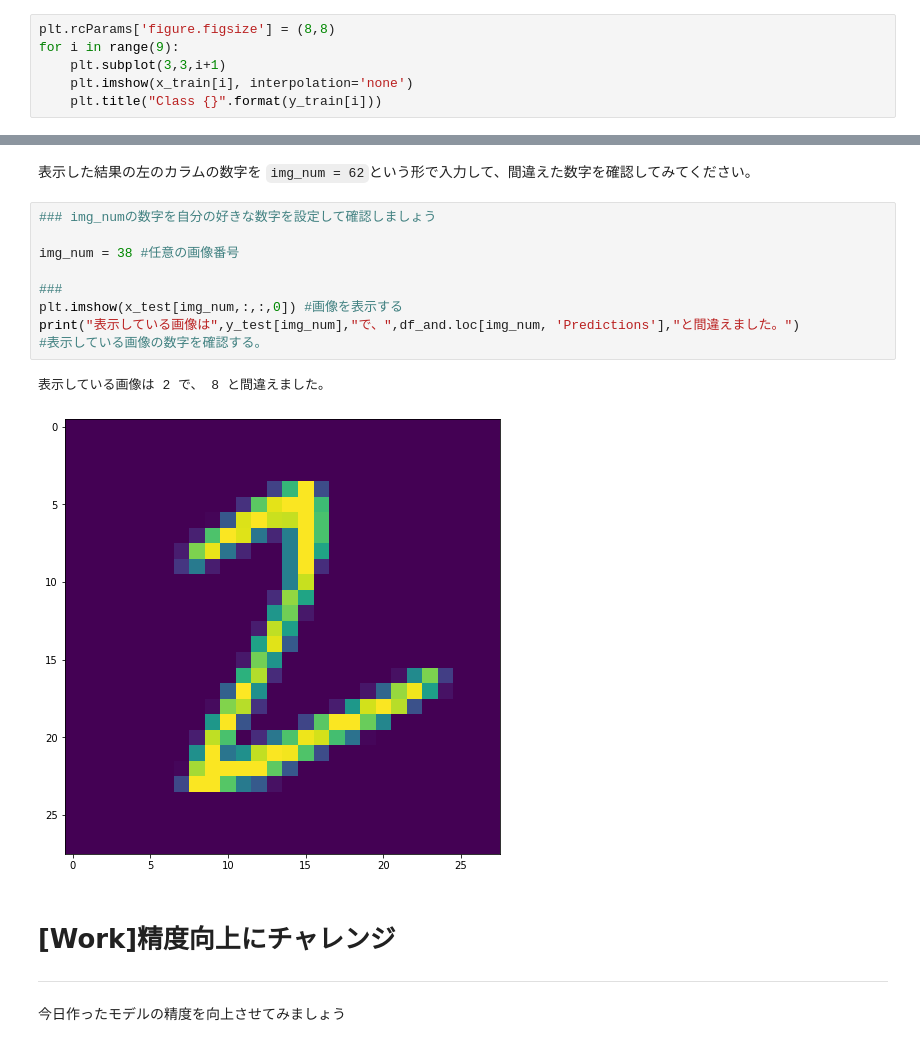
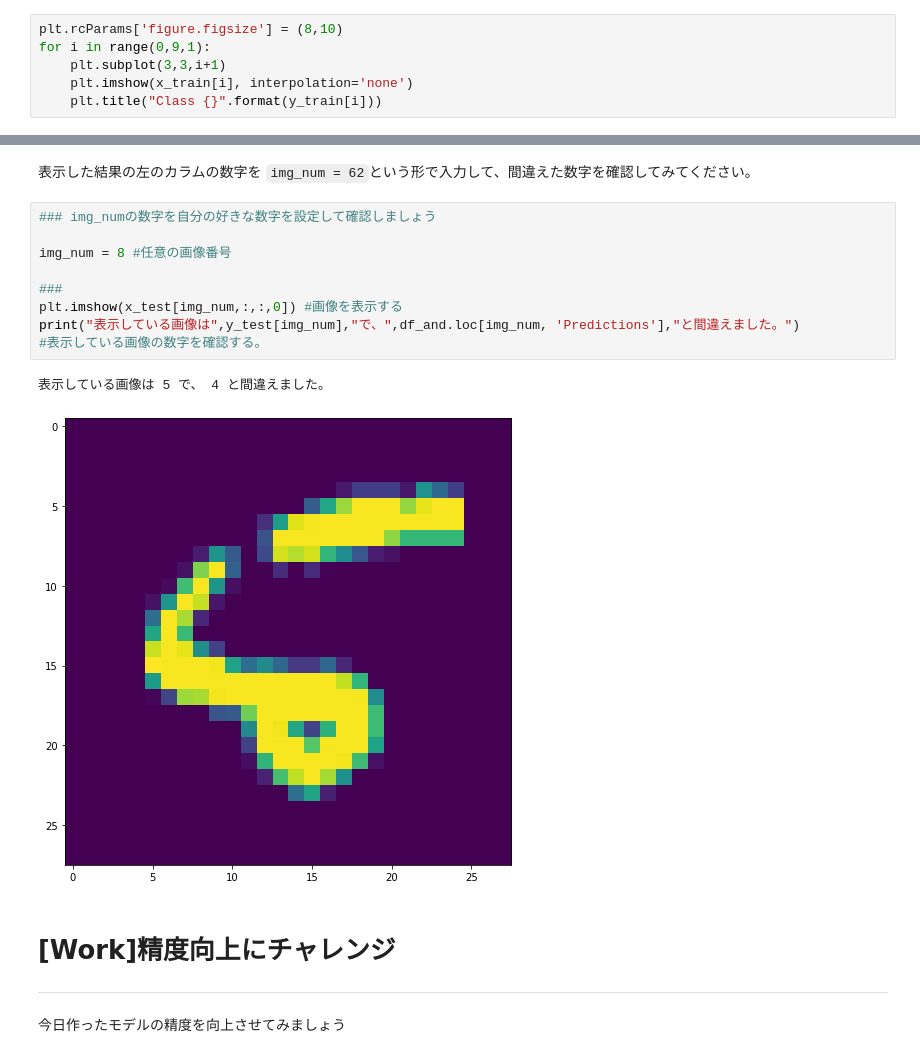
Before and after one commit to kazushi-fa/renda-DL-on-GC, a Jupyter notebook: notebooks/001_深層学習の基礎（MNISTを用いた全結合ニューラルネットワーク）.ipynb, the cells around one changed output, grey strips where cells are left out. Saved outputs shown, nothing was run; the diff lists cells and outputs as text.

```diff
--- a/notebooks/001_深層学習の基礎（MNISTを用いた全結合ニューラルネットワーク）.ipynb
+++ b/notebooks/001_深層学習の基礎（MNISTを用いた全結合ニューラルネットワーク）.ipynb
@@ -192,8 +192,8 @@ print("表示している画像は",y_train[img_num],"です。")#表示して
 # %% [markdown]
 少し沢山のMNIST画像を確認してみましょう。
 # %%
-plt.rcParams['figure.figsize'] = (8,8)
-for i in range(9):
+plt.rcParams['figure.figsize'] = (8,10)
+for i in range(0,9,1):
     plt.subplot(3,3,i+1)
     plt.imshow(x_train[i], interpolation='none')
     plt.title("Class {}".format(y_train[i]))
@@ -480,15 +485,15 @@ df_and.head(10)
 # %%
 ### img_numの数字を自分の好きな数字を設定して確認しましょう
 
-img_num = 38 #任意の画像番号
+img_num = 8 #任意の画像番号
 
 ###
 plt.imshow(x_test[img_num,:,:,0]) #画像を表示する
 print("表示している画像は",y_test[img_num],"で、",df_and.loc[img_num, 'Predictions'],"と間違えました。")
 #表示している画像の数字を確認する。
 # %% [output]
-表示している画像は 2 で、 8 と間違えました。
+表示している画像は 5 で、 4 と間違えました。
-[figure, old version]
+[figure, new version]
 # %% [markdown]
 # **[Work]精度向上にチャレンジ**
 ---
```
Also changed, not shown: parts of 20 cells of this notebook, 2 other files.
